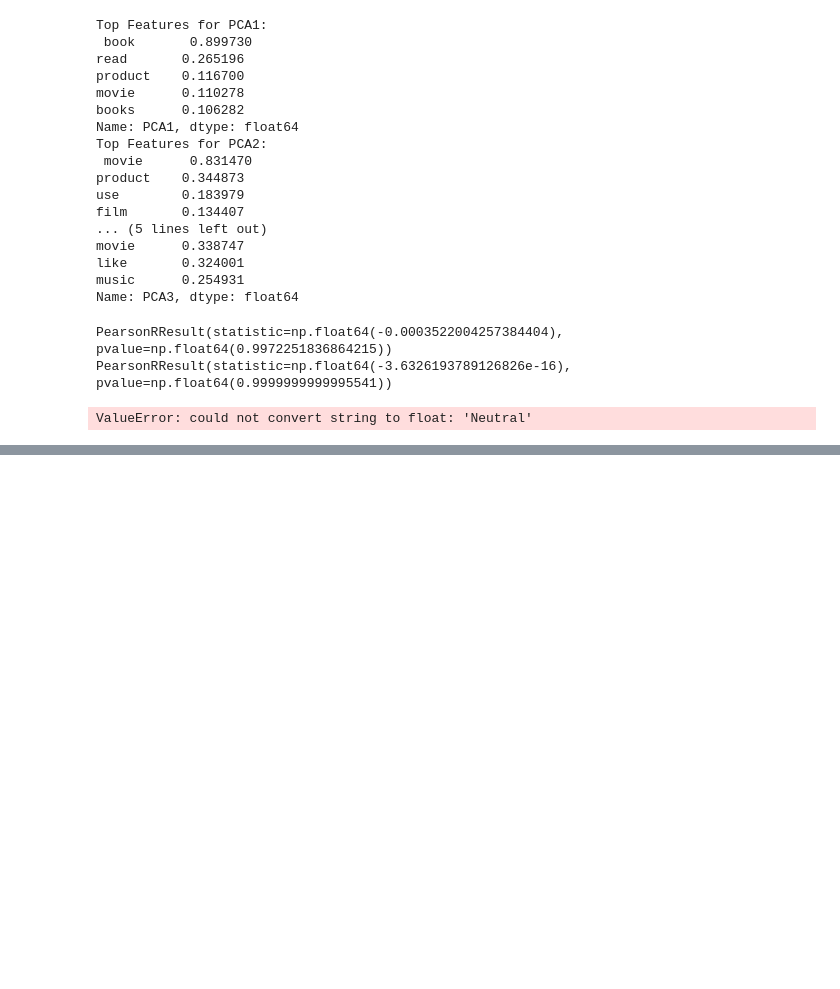
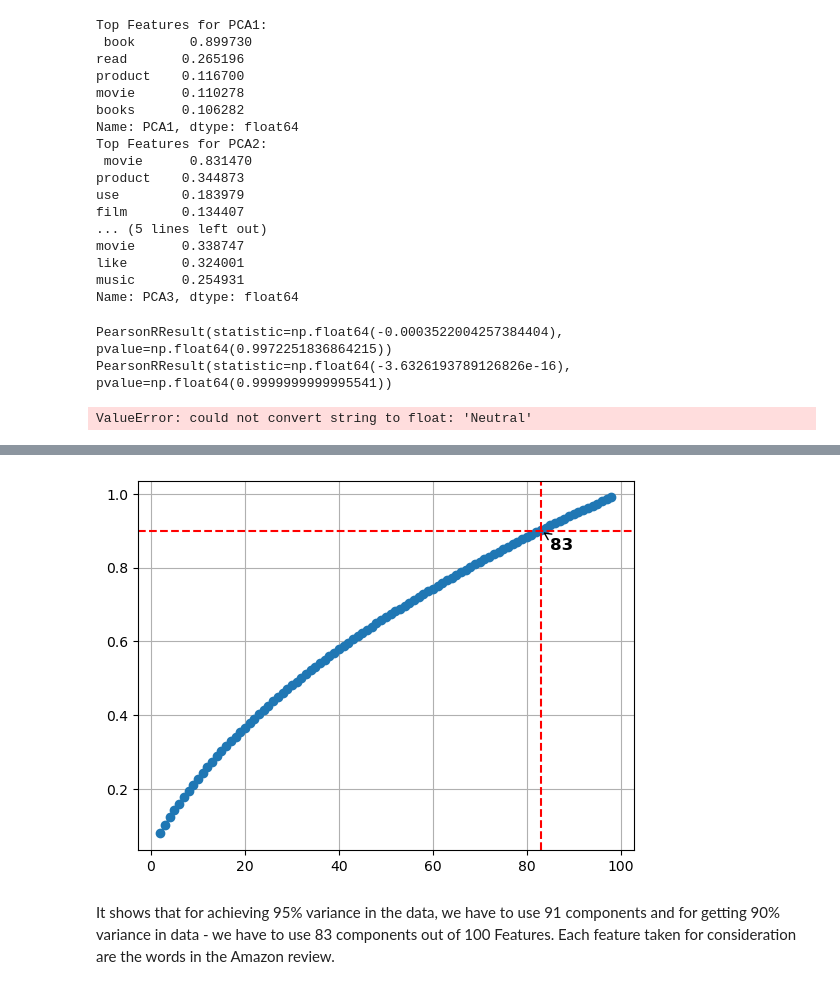
Before and after one commit to nishamizh/ReviewAnalysis-Capstone2, a Jupyter notebook: EDA-NLP.ipynb, the cells around one changed output, grey strips where cells are left out. Cells and saved outputs as stored; diff of their text form; code cells hidden in the pictures; blank space fills up the shorter version.

```diff
--- a/EDA-NLP.ipynb
+++ b/EDA-NLP.ipynb
@@ -629,0 +659,6 @@ explained variacnce, how do we use explained variance in pca, how to find no. of
+# %%
+plot_expVarRatio(0.90)
+# %% [output]
+[figure, added]
+# %% [markdown]
+It shows that for achieving 95% variance in the data, we have to use 91 components and for getting 90% variance in data - we have to use 83 components out of 100 Features. Each feature taken for consideration are the words in the Amazon review.
```
Also changed, not shown: parts of 5 cells of this notebook.
